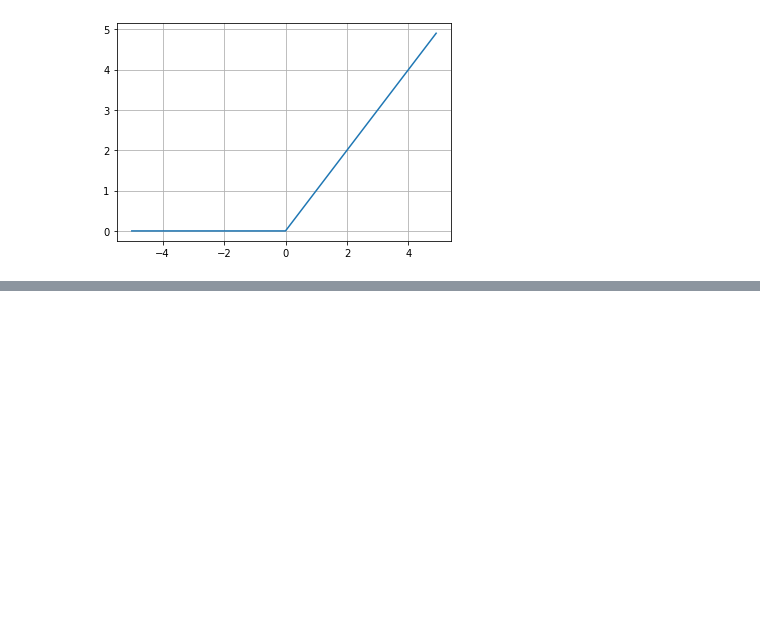
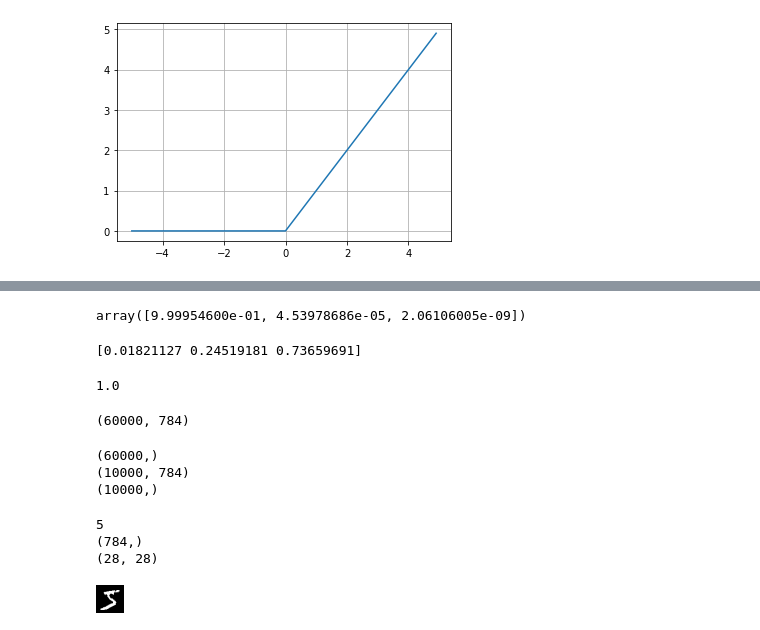
Before and after one commit to anko191/Python_Kaggle, a Jupyter notebook: DLFZ/DLFZ_ch03.ipynb, the cells around one changed output, grey strips where cells are left out. Saved outputs shown, nothing was run; the diff lists cells and outputs as text; code cells hidden in the pictures; blank space fills up the shorter version.

```diff
--- a/DLFZ/DLFZ_ch03.ipynb
+++ b/DLFZ/DLFZ_ch03.ipynb
@@ -71,0 +225,4 @@ plt.grid()
+# %%
+np.exp(a-c) / np.sum(np.exp(a-c))
+# %% [output]
+array([9.99954600e-01, 4.53978686e-05, 2.06106005e-09])
@@ -71,0 +237,48 @@ plt.grid()
+# %%
+a = np.array([0.3, 2.9,4.0])
+y = softmax(a)
+print(y)
+np.sum(y)
+# %% [output]
+[0.01821127 0.24519181 0.73659691]
+1.0
+# %%
+import sys, os
+sys.path.append(os.pardir)
+from mnist import load_mnist
+(x_train, t_train), (x_test, t_test) = load_mnist(flatten = True, normalize = False)
+print(x_train.shape)
+# %% [output]
+(60000, 784)
+# %%
+print(t_train.shape)
+print(x_test.shape)
+print(t_test.shape)
+# %% [output]
+(60000,)
+(10000, 784)
+(10000,)
+# %%
+# show image usign PIL import Image
+import sys, os
+sys.path.append(os.pardir)
+import numpy as np
+from mnist import load_mnist
+from PIL import Image
+def img_show(img):
+    pil_img = Image.fromarray(np.uint8(img))
+    pil_img.show()
+(x_train, t_train), (x_test, t_test) = load_mnist(flatten=True, normalize = False)
+img = x_train[0]
+label = t_train[0]
+print(label)
+print(img.shape)
+img = img.reshape(28,28)
+print(img.shape)
+img_show(img)
+Image.fromarray(img)
+# %% [output]
+5
+(784,)
+(28, 28)
+[figure, added]
```
Also changed, not shown: parts of 31 cells of this notebook.
